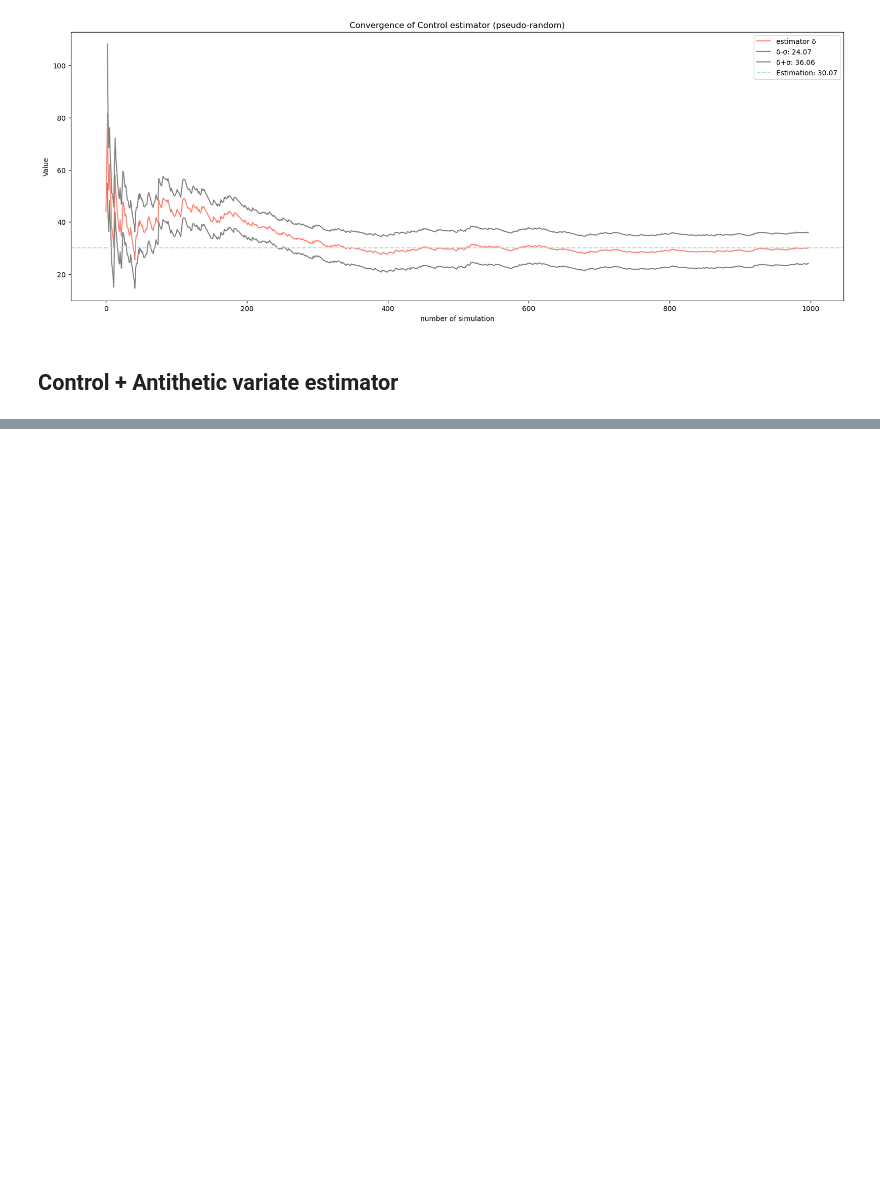
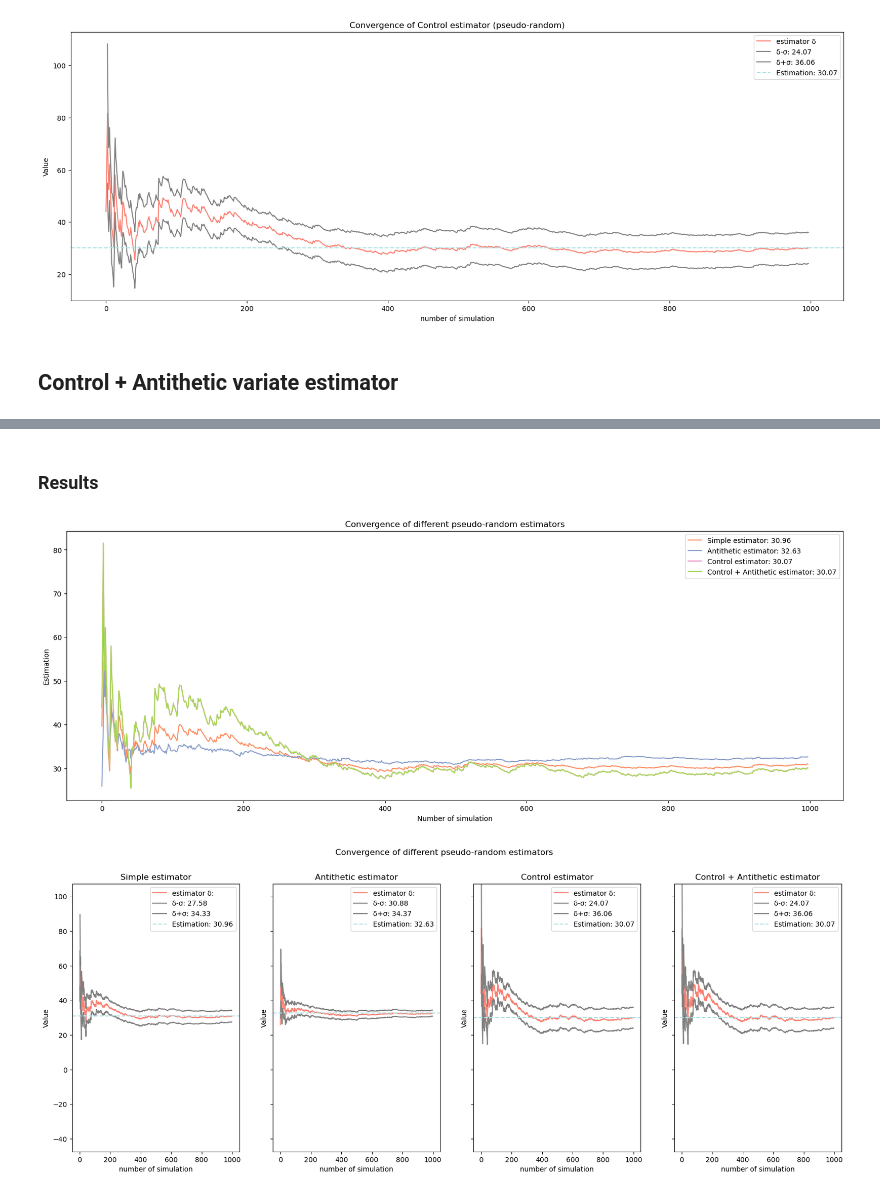
Before and after one commit to Garrma/numerical_finance, a Jupyter notebook: results/mcls_variance_reduction_results.ipynb, the cells around one changed output, grey strips where cells are left out. Cells and saved outputs as stored; diff of their text form; code cells hidden in the pictures; blank space fills up the shorter version.

```diff
--- a/results/mcls_variance_reduction_results.ipynb
+++ b/results/mcls_variance_reduction_results.ipynb
@@ -244,0 +245,13 @@ mc.display_single_estimators_IC(price_converg_vec_cont_anti, "Convergence of Con
+# %% [markdown]
+### Results
+# %%
+results_dict = {"Simple estimator": price_converg_vec_pseudo,
+                "Antithetic estimator": price_converg_vec_anti,
+                "Control estimator": price_converg_vec_cont,
+                "Control + Antithetic estimator": price_converg_vec_cont_anti}
+
+mc.display_multi_estimators(results_dict, "Convergence of different pseudo-random estimators")
+mc.display_multi_estimators_IC(results_dict, "Convergence of different pseudo-random estimators")
+# %% [output]
+[figure, added]
+[figure, added]
```
Also changed, not shown: parts of 3 cells of this notebook.
